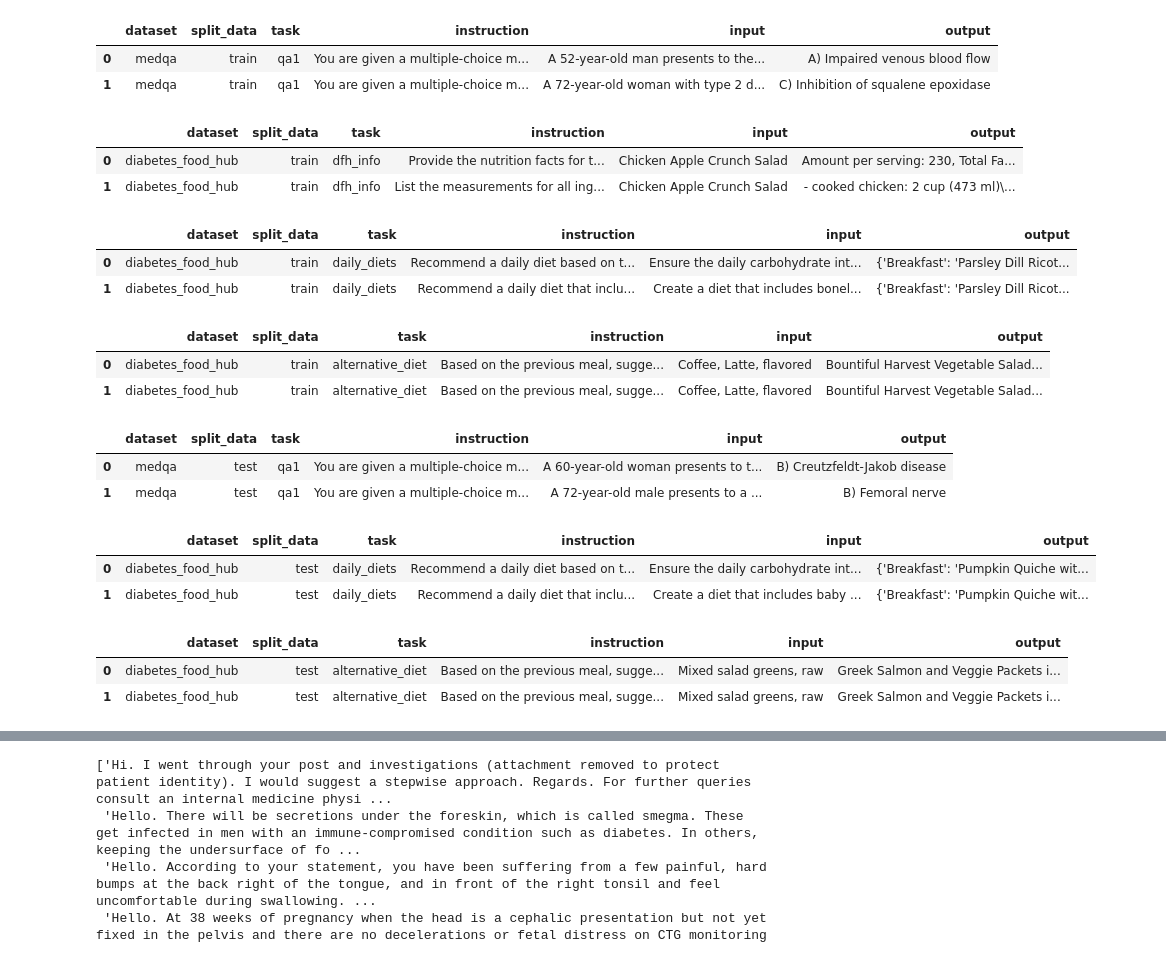
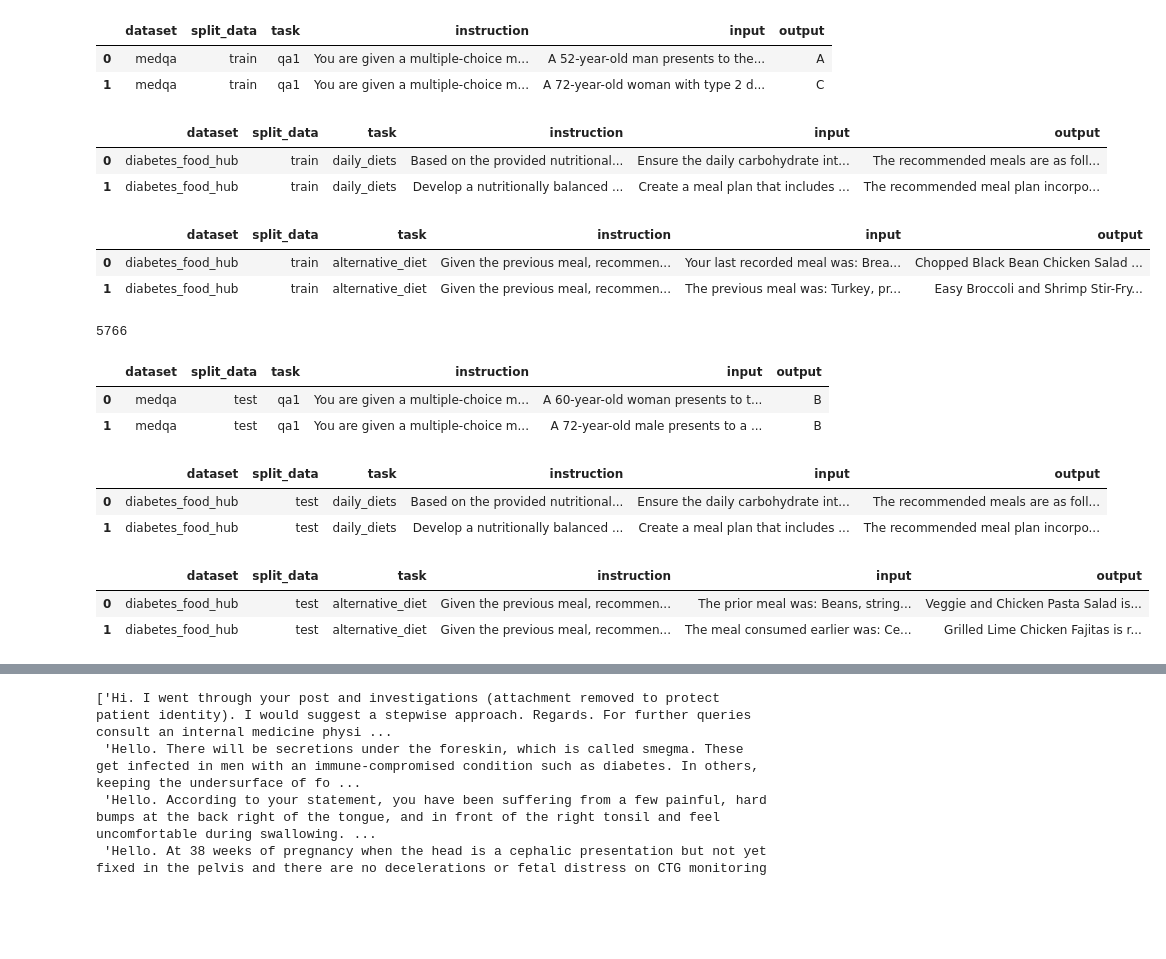
Before and after one commit to HwangIsAce/llm_for_diabetes, a Jupyter notebook: src/data/data_integration.ipynb, the cells around one changed output, grey strips where cells are left out. Drawn from its saved outputs; the diff is of its cells as text; code cells hidden in the pictures; blank space fills up the shorter version.

Commit message:
feat: Modify data file

```diff
--- a/src/data/data_integration.ipynb
+++ b/src/data/data_integration.ipynb
@@ -5,7 +5,7 @@ import pandas as pd
 import json
 
 ## data1
-file_path1 = "/data/jaesung/llm_for_diabetes/src/data/data1_diabetes/train_instruction_dataset_v13.json"
+file_path1 = "/data/jaesung/llm_for_diabetes/src/data/data1_diabetes/train_instruction_dataset_v14.json"
 with open(file_path1, 'r', encoding='utf-8') as f:
     data1 = json.load(f)
 
@@ -16,30 +16,26 @@ data1 = data1[['dataset', 'split_data', 'task', 'instruction', 'input', 'output'
 data1.head(2)
 # %% [output]
 |  | dataset | split_data | task | instruction | input | output |
-| 0 | medqa | train | qa1 | You are given a multiple-choice m... | A 52-year-old man presents to the... | A) Impaired venous blood flow |
-| 1 | medqa | train | qa1 | You are given a multiple-choice m... | A 72-year-old woman with type 2 d... | C) Inhibition of squalene epoxidase |
+| 0 | medqa | train | qa1 | You are given a multiple-choice m... | A 52-year-old man presents to the... | A |
+| 1 | medqa | train | qa1 | You are given a multiple-choice m... | A 72-year-old woman with type 2 d... | C |
 # %%
 
-## data2 - dfh info
-file_path21 = "/data/jaesung/llm_for_diabetes/src/data/data2_daily_diets/dfh_instrution_dataset_v3.json"
-with open(file_path21, 'r', encoding='utf-8') as f:
-    data2_dfh = json.load(f)
+# ## data2 - dfh info
+# file_path21 = "/data/jaesung/llm_for_diabetes/src/data/data2_daily_diets/dfh_instrution_dataset_v3.json"
+# with open(file_path21, 'r', encoding='utf-8') as f:
+#     data2_dfh = json.load(f)
 
-data2_dfh = pd.DataFrame(data2_dfh)
-data2_dfh['dataset'] = 'diabetes_food_hub'
-data2_dfh['split_data'] = 'train'
-data2_dfh['task'] = 'dfh_info'
+# data2_dfh = pd.DataFrame(data2_dfh)
+# data2_dfh['dataset'] = 'diabetes_food_hub'
+# data2_dfh['split_data'] = 'train'
+# data2_dfh['task'] = 'dfh_info'
 
-data2_dfh = data2_dfh[['dataset', 'split_data', 'task', 'instruction', 'input', 'output']]
+# data2_dfh = data2_dfh[['dataset', 'split_data', 'task', 'instruction', 'input', 'output']]
 
-data2_dfh.head(2)
+# data2_dfh.head(2)
-# %% [output]
-|  | dataset | split_data | task | instruction | input | output |
-| 0 | diabetes_food_hub | train | dfh_info | Provide the nutrition facts for t... | Chicken Apple Crunch Salad | Amount per serving: 230, Total Fa... |
-| 1 | diabetes_food_hub | train | dfh_info | List the measurements for all ing... | Chicken Apple Crunch Salad | - cooked chicken: 2 cup (473 ml)\... |
 # %%
 ## data2 - daily_diets
-file_path22 = "/data/jaesung/llm_for_diabetes/src/data/data2_daily_diets/daily_diets_drop_duplicated_and_sampled_train_instruction_dataset_v5.json"
+file_path22 = "/data/jaesung/llm_for_diabetes/src/data/data2_daily_diets/daily_diets_drop_duplicated_and_sampled_train_instruction_dataset_v6.json"
 with open(file_path22, 'r', encoding='utf-8') as f:
     data2_daily_diets = json.load(f)
 
@@ -53,24 +49,24 @@ data2_daily_diets = data2_daily_diets[['dataset', 'split_data', 'task', 'instruc
 data2_daily_diets.head(2)
 # %% [output]
 |  | dataset | split_data | task | instruction | input | output |
-| 0 | diabetes_food_hub | train | daily_diets | Recommend a daily diet based on t... | Ensure the daily carbohydrate int... | {'Breakfast': 'Parsley Dill Ricot... |
-| 1 | diabetes_food_hub | train | daily_diets | Recommend a daily diet that inclu... | Create a diet that includes bonel... | {'Breakfast': 'Parsley Dill Ricot... |
+| 0 | diabetes_food_hub | train | daily_diets | Based on the provided nutritional... | Ensure the daily carbohydrate int... | The recommended meals are as foll... |
+| 1 | diabetes_food_hub | train | daily_diets | Develop a nutritionally balanced ... | Create a meal plan that includes ... | The recommended meal plan incorpo... |
 # %%
 ## data3 - alternative_diet
-file_path3 = "/data/jaesung/llm_for_diabetes/src/data/data3_multimodal/version1/snapme_train_instruction_dataset_v6.json"
+file_path3 = "/data/jaesung/llm_for_diabetes/src/data/data3_multimodal/version1/snapme_train_instruction_dataset_v7.json"
 with open(file_path3, 'r', encoding='utf-8') as f:
     data3_alternative_diet = json.load(f)
 
 data3_alternative_diet = pd.DataFrame(data3_alternative_diet)
 data3_alternative_diet['dataset'] = 'diabetes_food_hub'
 data3_alternative_diet['split_data'] = 'train'
 data3_alternative_diet['task'] = 'alternative_diet'
 
 data3_alternative_diet = data3_alternative_diet[['dataset', 'split_data', 'task', 'instruction', 'input', 'output']]
 
 data3_alternative_diet.head(2)
 # %% [output]
 |  | dataset | split_data | task | instruction | input | output |
-| 0 | diabetes_food_hub | train | alternative_diet | Based on the previous meal, sugge... | Coffee, Latte, flavored | Bountiful Harvest Vegetable Salad... |
-| 1 | diabetes_food_hub | train | alternative_diet | Based on the previous meal, sugge... | Coffee, Latte, flavored | Bountiful Harvest Vegetable Salad... |
+| 0 | diabetes_food_hub | train | alternative_diet | Given the previous meal, recommen... | Your last recorded meal was: Brea... | Chopped Black Bean Chicken Salad ... |
+| 1 | diabetes_food_hub | train | alternative_diet | Given the previous meal, recommen... | The previous meal was: Turkey, pr... | Easy Broccoli and Shrimp Stir-Fry... |
 # %%
@@ -78,3 +74,7 @@ train = pd.concat([data1, data2_dfh, data2_daily_diets, data3_alternative_diet],
+# %%
+len(train)
+# %% [output]
+5766
 # %%
 ## test
 
@@ -82,7 +82,7 @@ import pandas as pd
 import json
 
 ## data1
-file_path1 = "/data/jaesung/llm_for_diabetes/src/data/data1_diabetes/test_instruction_dataset_v13.json"
+file_path1 = "/data/jaesung/llm_for_diabetes/src/data/data1_diabetes/test_instruction_dataset_v14.json"
 with open(file_path1, 'r', encoding='utf-8') as f:
     data1 = json.load(f)
 
@@ -93,11 +93,11 @@ data1 = data1[['dataset', 'split_data', 'task', 'instruction', 'input', 'output'
 data1.head(2)
 # %% [output]
 |  | dataset | split_data | task | instruction | input | output |
-| 0 | medqa | test | qa1 | You are given a multiple-choice m... | A 60-year-old woman presents to t... | B) Creutzfeldt-Jakob disease |
-| 1 | medqa | test | qa1 | You are given a multiple-choice m... | A 72-year-old male presents to a ... | B) Femoral nerve |
+| 0 | medqa | test | qa1 | You are given a multiple-choice m... | A 60-year-old woman presents to t... | B |
+| 1 | medqa | test | qa1 | You are given a multiple-choice m... | A 72-year-old male presents to a ... | B |
 # %%
 ## data2 - daily_diets
-file_path22 = "/data/jaesung/llm_for_diabetes/src/data/data2_daily_diets/daily_diets_drop_duplicated_and_sampled_test_instruction_dataset_v5.json"
+file_path22 = "/data/jaesung/llm_for_diabetes/src/data/data2_daily_diets/daily_diets_drop_duplicated_and_sampled_test_instruction_dataset_v6.json"
 with open(file_path22, 'r', encoding='utf-8') as f:
     data2_daily_diets = json.load(f)
 
@@ -111,11 +111,11 @@ data2_daily_diets = data2_daily_diets[['dataset', 'split_data', 'task', 'instruc
 data2_daily_diets.head(2)
 # %% [output]
 |  | dataset | split_data | task | instruction | input | output |
-| 0 | diabetes_food_hub | test | daily_diets | Recommend a daily diet based on t... | Ensure the daily carbohydrate int... | {'Breakfast': 'Pumpkin Quiche wit... |
-| 1 | diabetes_food_hub | test | daily_diets | Recommend a daily diet that inclu... | Create a diet that includes baby ... | {'Breakfast': 'Pumpkin Quiche wit... |
+| 0 | diabetes_food_hub | test | daily_diets | Based on the provided nutritional... | Ensure the daily carbohydrate int... | The recommended meals are as foll... |
+| 1 | diabetes_food_hub | test | daily_diets | Develop a nutritionally balanced ... | Create a meal plan that includes ... | The recommended meal plan incorpo... |
 # %%
 ## data3 - alternative_diet
-file_path3 = "/data/jaesung/llm_for_diabetes/src/data/data3_multimodal/version1/snapme_test_instruction_dataset_v6.json"
+file_path3 = "/data/jaesung/llm_for_diabetes/src/data/data3_multimodal/version1/snapme_test_instruction_dataset_v7.json"
 with open(file_path3, 'r', encoding='utf-8') as f:
     data3_alternative_diet = json.load(f)
 
@@ -129,8 +129,8 @@ data3_alternative_diet = data3_alternative_diet[['dataset', 'split_data', 'task'
 data3_alternative_diet.head(2)
 # %% [output]
 |  | dataset | split_data | task | instruction | input | output |
-| 0 | diabetes_food_hub | test | alternative_diet | Based on the previous meal, sugge... | Mixed salad greens, raw | Greek Salmon and Veggie Packets i... |
-| 1 | diabetes_food_hub | test | alternative_diet | Based on the previous meal, sugge... | Mixed salad greens, raw | Greek Salmon and Veggie Packets i... |
+| 0 | diabetes_food_hub | test | alternative_diet | Given the previous meal, recommen... | The prior meal was: Beans, string... | Veggie and Chicken Pasta Salad is... |
+| 1 | diabetes_food_hub | test | alternative_diet | Given the previous meal, recommen... | The meal consumed earlier was: Ce... | Grilled Lime Chicken Fajitas is r... |
 # %%
 
 test = pd.concat([data1, data2_daily_diets, data3_alternative_diet], axis=0)
```
Also changed, not shown: parts of 13 cells of this notebook, 4 other files.
